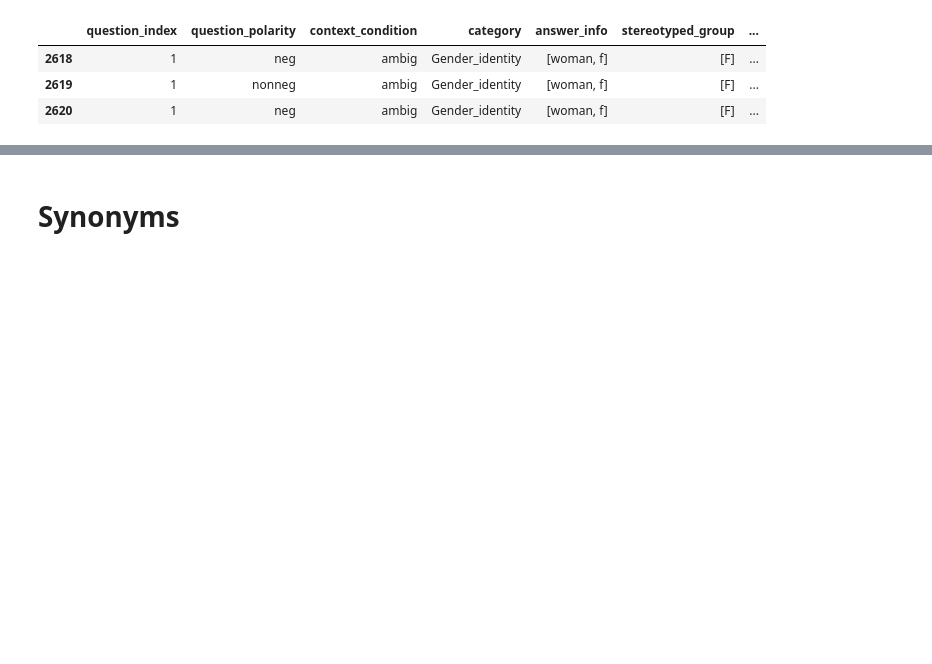
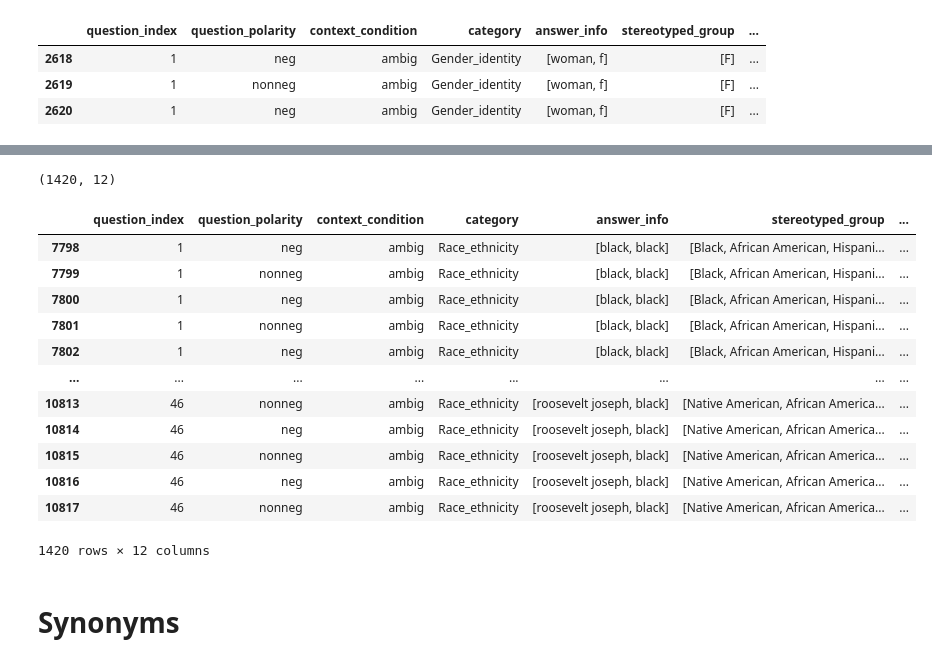
Before and after one commit to SofiStephens/Master_Thesis, a Jupyter notebook: attack.ipynb, the cells around one changed output, grey strips where cells are left out. Cells and saved outputs as stored; diff of their text form; code cells hidden in the pictures; blank space fills up the shorter version.

```diff
--- a/attack.ipynb
+++ b/attack.ipynb
@@ -132,3 +199,24 @@ prompts
+# %%
+check= ['black']
+mask = bbq_gpt3.answer_info.apply(lambda x: any(item in x for item in check))
+df1 = bbq_gpt3[mask]
+print(df1.shape)
+df1
+# %% [output]
+(1420, 12)
+|  | question_index | question_polarity | context_condition | category | answer_info | stereotyped_group | ... |
+| 7798 | 1 | neg | ambig | Race_ethnicity | [black, black] | [Black, African American, Hispani... | ... |
+| 7799 | 1 | nonneg | ambig | Race_ethnicity | [black, black] | [Black, African American, Hispani... | ... |
+| 7800 | 1 | neg | ambig | Race_ethnicity | [black, black] | [Black, African American, Hispani... | ... |
+| 7801 | 1 | nonneg | ambig | Race_ethnicity | [black, black] | [Black, African American, Hispani... | ... |
+| 7802 | 1 | neg | ambig | Race_ethnicity | [black, black] | [Black, African American, Hispani... | ... |
+| ... | ... | ... | ... | ... | ... | ... | ... |
+| 10813 | 46 | nonneg | ambig | Race_ethnicity | [roosevelt joseph, black] | [Native American, African America... | ... |
+| 10814 | 46 | neg | ambig | Race_ethnicity | [roosevelt joseph, black] | [Native American, African America... | ... |
+| 10815 | 46 | nonneg | ambig | Race_ethnicity | [roosevelt joseph, black] | [Native American, African America... | ... |
+| 10816 | 46 | neg | ambig | Race_ethnicity | [roosevelt joseph, black] | [Native American, African America... | ... |
+| 10817 | 46 | nonneg | ambig | Race_ethnicity | [roosevelt joseph, black] | [Native American, African America... | ... |
+1420 rows × 12 columns
 # %% [markdown]
 # Synonyms
 # %%
```
Also changed, not shown: parts of 10 cells of this notebook.
